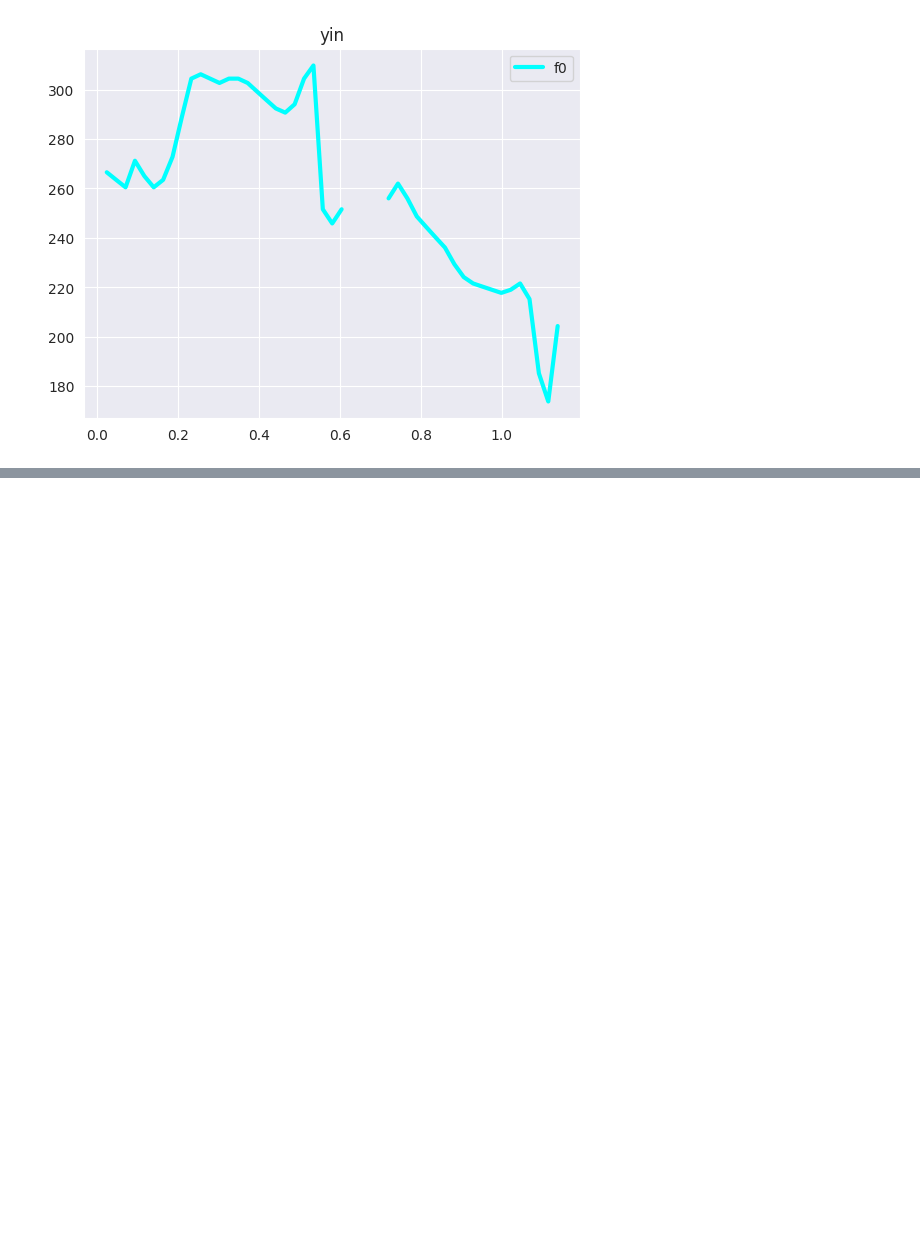
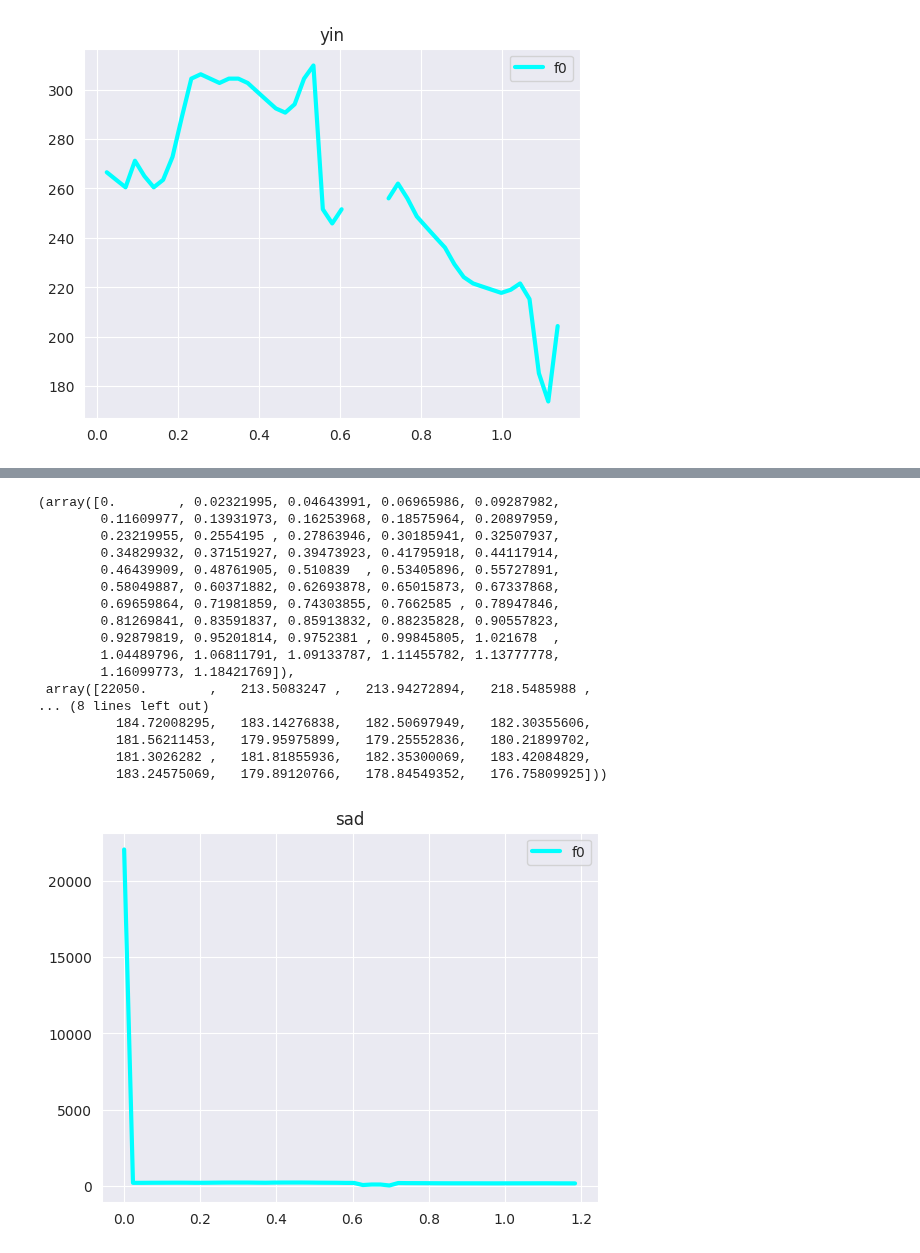
Before and after one commit to BlackFox1197/masterarbeit_programming, a Jupyter notebook: notebooks/feature_exp.ipynb, the cells around one changed output, grey strips where cells are left out. Saved outputs shown, nothing was run; the diff lists cells and outputs as text; code cells hidden in the pictures; blank space fills up the shorter version.

```diff
--- a/notebooks/feature_exp.ipynb
+++ b/notebooks/feature_exp.ipynb
@@ -158,0 +137,21 @@ array([0.        , 0.02321995, 0.04643991, 0.06965986, 0.09287982,
+# %%
+exU.extract_f0_data(data_sad, sampling_rate, "sad")
+# %% [output]
+(array([0.        , 0.02321995, 0.04643991, 0.06965986, 0.09287982,
+        0.11609977, 0.13931973, 0.16253968, 0.18575964, 0.20897959,
+        0.23219955, 0.2554195 , 0.27863946, 0.30185941, 0.32507937,
+        0.34829932, 0.37151927, 0.39473923, 0.41795918, 0.44117914,
+        0.46439909, 0.48761905, 0.510839  , 0.53405896, 0.55727891,
+        0.58049887, 0.60371882, 0.62693878, 0.65015873, 0.67337868,
+        0.69659864, 0.71981859, 0.74303855, 0.7662585 , 0.78947846,
+        0.81269841, 0.83591837, 0.85913832, 0.88235828, 0.90557823,
+        0.92879819, 0.95201814, 0.9752381 , 0.99845805, 1.021678  ,
+        1.04489796, 1.06811791, 1.09133787, 1.11455782, 1.13777778,
+        1.16099773, 1.18421769]),
+ array([22050.        ,   213.5083247 ,   213.94272894,   218.5485988 ,
+... (8 lines left out)
+          184.72008295,   183.14276838,   182.50697949,   182.30355606,
+          181.56211453,   179.95975899,   179.25552836,   180.21899702,
+          181.3026282 ,   181.81855936,   182.35300069,   183.42084829,
+          183.24575069,   179.89120766,   178.84549352,   176.75809925]))
+[figure, added]
```
Also changed, not shown: parts of 5 cells of this notebook, 1 other file.
